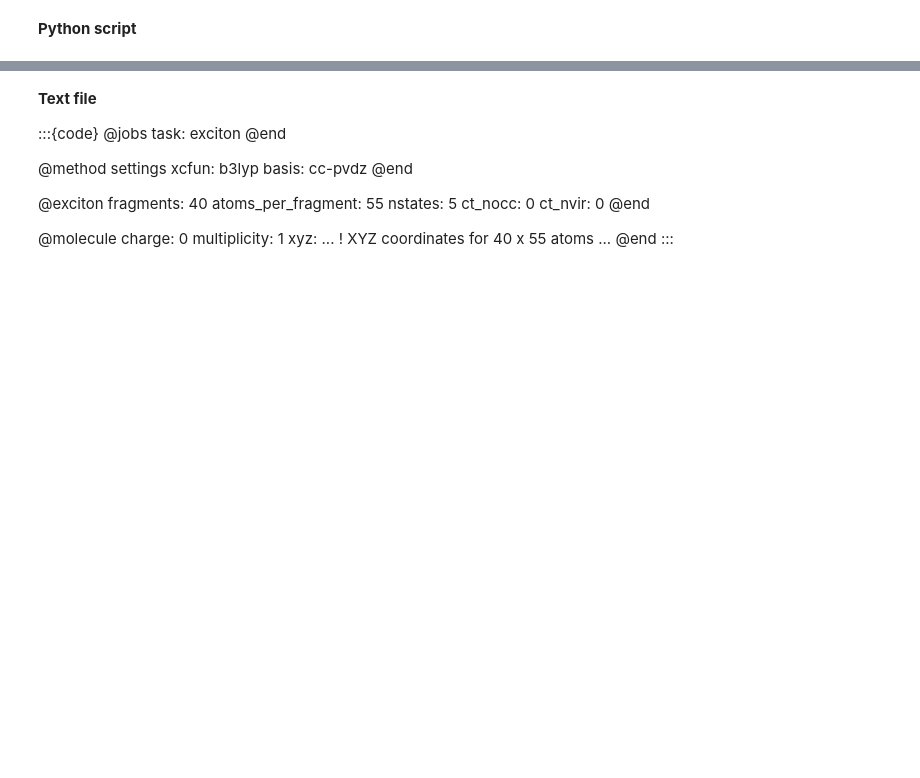
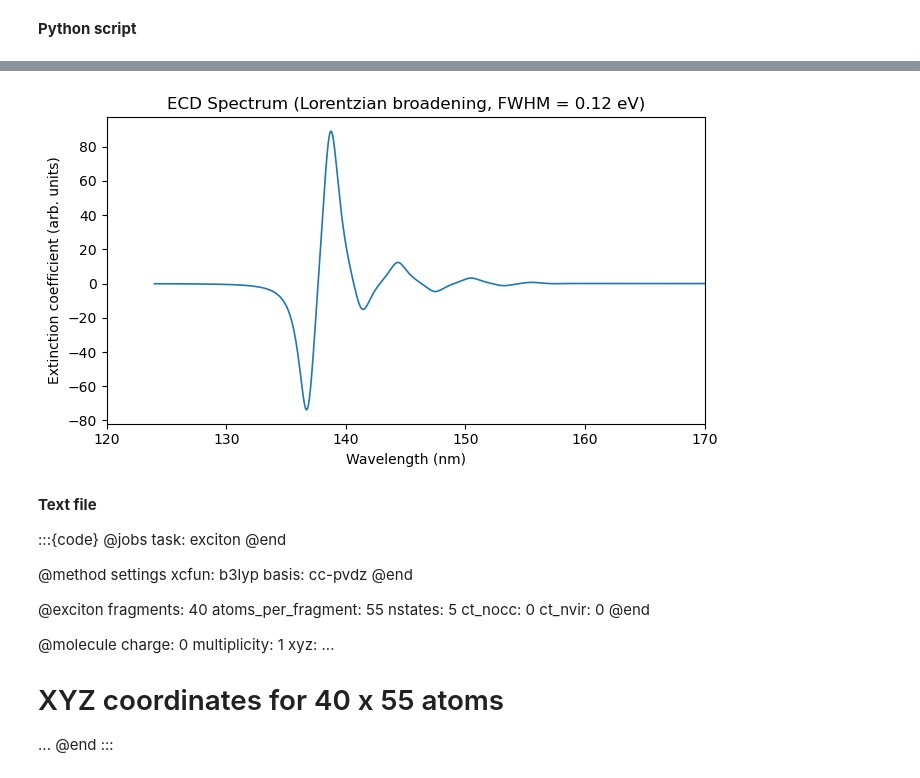
Before and after one commit to VeloxChem/vlxman, a Jupyter notebook: docs/opt-act.ipynb, the cells around one changed output, grey strips where cells are left out. Drawn from its saved outputs; the diff is of its cells as text; code cells hidden in the pictures; blank space fills up the shorter version.

```diff
--- a/docs/opt-act.ipynb
+++ b/docs/opt-act.ipynb
@@ -342,3 +366,46 @@ exciton_drv.ct_nvir = 0
+# %%
+import numpy as np
+import matplotlib.pyplot as plt
+
+# excitation energies in eV
+e = np.array([7.83310,7.88708,7.97531,8.09502,8.24199,
+              8.41010,8.59095,8.77282,8.93968,9.06517])
+
+# rotatory strengths in a.u.
+R = np.array([0.005930,-0.023540,0.060668,-0.114020,0.227227,
+              -0.378720,0.819926,-1.481617,6.509104,-5.553637])
+
+# Lorentzian parameters
+FWHM = 0.12  # eV
+gamma = FWHM / 2.0  # HWHM
+
+# energy grid (eV)
+E_grid = np.linspace(6, 10, 4000)
+Delta_eps = np.zeros_like(E_grid)
+
+# Lorentzian broadening in energy domain
+for Ei, Ri in zip(e, R):
+    Delta_eps += Ri * (gamma / ((E_grid - Ei)**2 + gamma**2))
+
+# convert energy grid to wavelength grid
+hc = 1240  # eV*nm
+wavelength = hc / E_grid
+
+# sort wavelength for plotting
+idx = np.argsort(wavelength)
+w = wavelength[idx]
+de = Delta_eps[idx]
+
+plt.figure(figsize=(7,4))
+plt.plot(w, de, lw=1.2)
+plt.xlabel('Wavelength (nm)')
+plt.ylabel('Extinction coefficient (arb. units)')
+plt.title('ECD Spectrum (Lorentzian broadening, FWHM = 0.12 eV)')
+plt.xlim(120, 170)
+plt.tight_layout()
+plt.show()
+# %% [output]
+[figure, added]
 # %% [markdown]
 **Text file**
 
@@ -365,7 +432,7 @@ charge: 0
 multiplicity: 1
 xyz:
 ...
-! XYZ coordinates for 40 x 55 atoms
+# XYZ coordinates for 40 x 55 atoms
 ...
 @end
 :::
```
Also changed, not shown: parts of 6 cells of this notebook, 1 other file.
